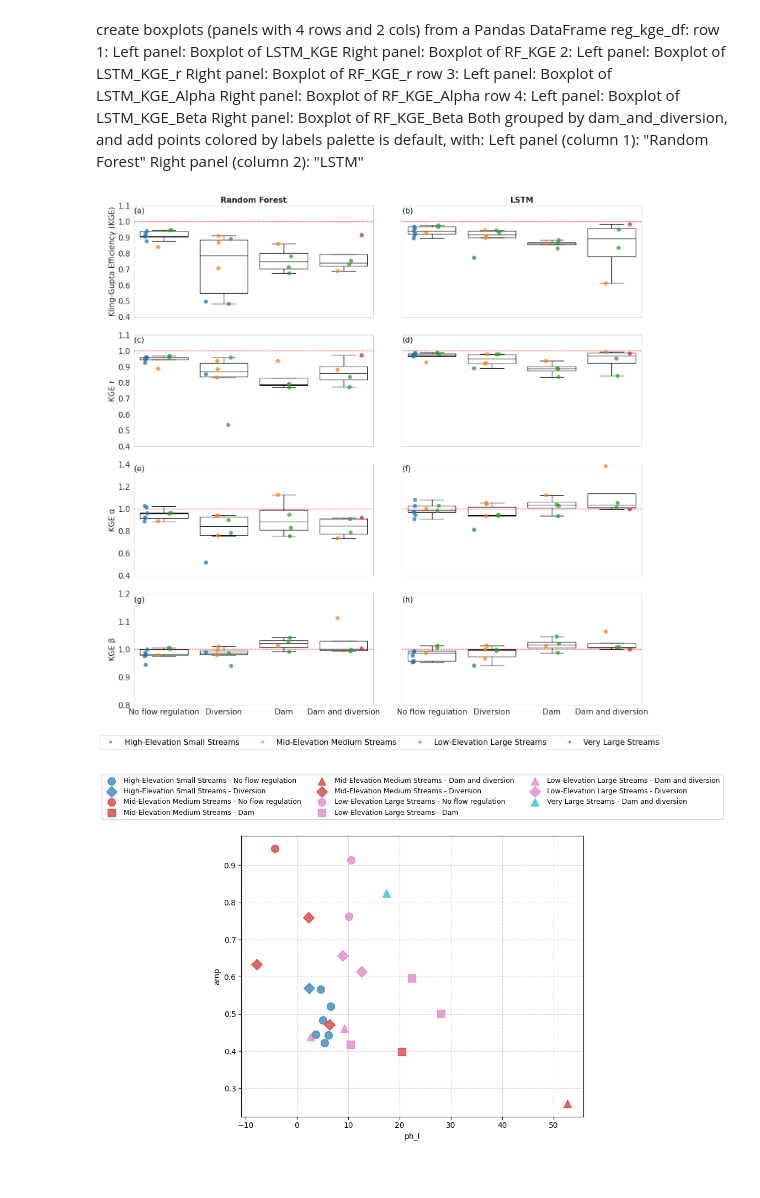
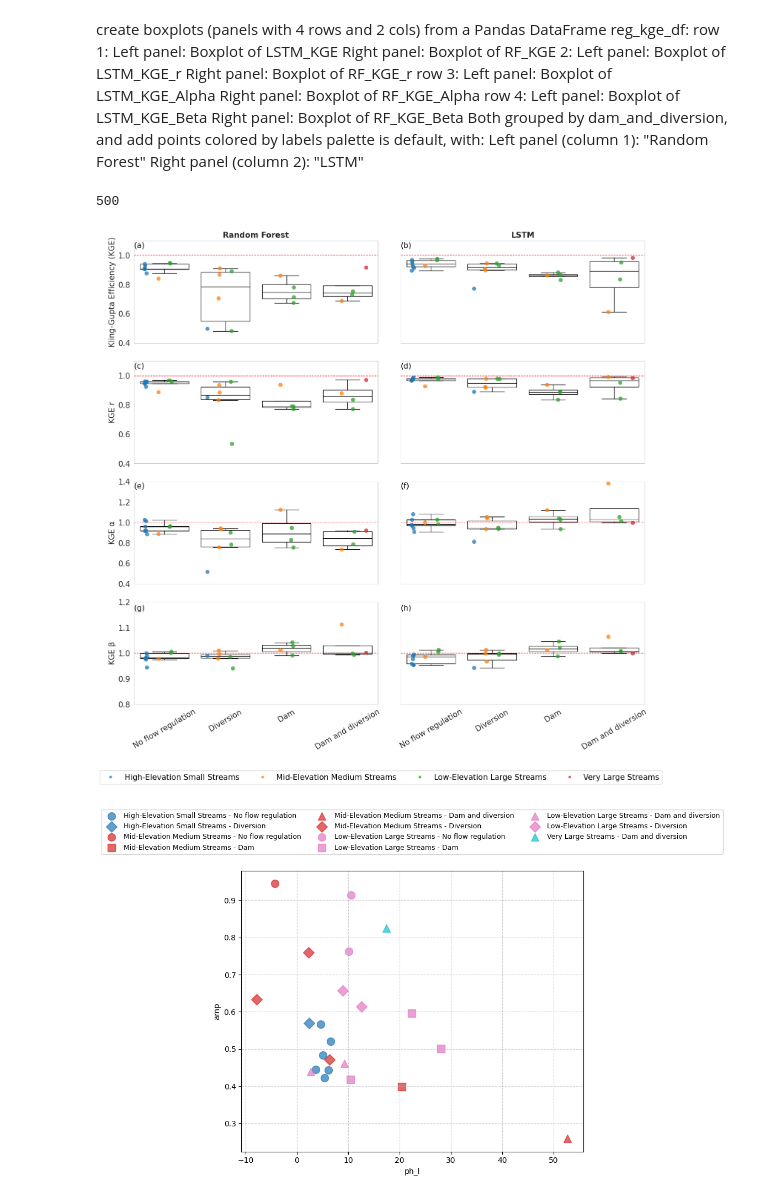
Before and after one commit to th2018/stream_thermal_2025_ms, a Jupyter notebook: LSTM_DOY/LSTM_RF_KGE_DOY_grid_search.ipynb, the cells around one changed output. Drawn from its saved outputs; the diff is of its cells as text; code cells hidden in the pictures.

```diff
--- a/LSTM_DOY/LSTM_RF_KGE_DOY_grid_search.ipynb
+++ b/LSTM_DOY/LSTM_RF_KGE_DOY_grid_search.ipynb
@@ -1525,7 +1528,9 @@ create boxplots (panels with 4 rows and 2 cols) from a Pandas DataFrame reg_kge_
 Left panel (column 1): "Random Forest"
 Right panel (column 2): "LSTM"
 # %%
-rotation = 0
+png = "Figure_10.png"
+
+rotation =  30
 fontsize = 15
 # Create a list of letters for the subplots
 letters = [chr(ord('a') + i) for i in range(len(axes.flatten()))]
@@ -1564,7 +1569,7 @@ for i, (col1, col2) in enumerate(cols_to_plot):
     ax_left.set_xlabel(' ')
     ax_left.set_ylabel( ylab[i], fontsize = fontsize)
     ax_left.tick_params(axis='x', rotation= rotation , labelsize = fontsize)
-    ax_left.tick_params(axis='y', rotation= rotation , labelsize = fontsize)
+    ax_left.tick_params(axis='y', rotation=  0 , labelsize = fontsize)
    # ax_left.legend(title='Labels')
     #ax_left.set_ylim(ylim_min, ylim_max)
     # Set the title for the left panel using the letters list
@@ -1648,36 +1653,41 @@ axes[3, 0].set_ylim( y3_min, y3_max )
 axes[3, 1].set_ylim( y3_min, y3_max )
 axes[3,1].set_yticks([])
 axes[3, 0].text( -0.5, y3_max-0.01, '(g)'
                   , fontsize= fontsize
 , va='top'
     )
 axes[3, 1].text( -0.5, y3_max-0.01, '(h)'
                   , fontsize= fontsize
 , va='top'
     )
 
 # Set big column titles
 axes[0, 0].set_title("Random Forest", fontsize= fontsize , fontweight='bold')
 axes[0, 1].set_title("LSTM", fontsize= fontsize, fontweight='bold')
 
 # Add a single legend to the bottom
 #handles, labels = axes[0, 0].get_legend_handles_labels()
 handles, labels = ax1.get_legend_handles_labels()
 #print(handles, labels )
 fig.legend(
     handles, labels,
    # [<matplotlib.lines.Line2D object at 0x7a5c97244d50>, <matplotlib.lines.Line2D object at 0x7a5c96f87350>, <matplotlib.lines.Line2D object at 0x7a5c970c0a90>, <matplotlib.lines.Line2D object at 0x7a5c9c966290>], ['High-Elevation Small Streams', 'Mid-Elevation Medium Streams', 'Low-Elevation Large Streams', 'Very Large Streams'],
     loc='lower center', ncol=4, bbox_to_anchor=(0.5, -0.01), fontsize = fontsize)
 
+plt.tight_layout(rect=[0, 0.03, 1, 1])  # leave space for the legend
 
-plt.tight_layout(rect=[0, 0.03, 1, 1])  # leave space for the legend
-plt.show()
+
+
+print(dpi)
+plt.savefig( png , dpi= dpi )
 
 # Adjust layout to prevent titles and labels from overlapping
 #plt.tight_layout()
 #plt.suptitle('Multi-panel Boxplots of KGE Metrics', y=1.02, fontsize=16)
+plt.show()
 # %% [output]
+500
-[figure, old version]
+[figure, new version]
 # %%
 
 
```
Also changed, not shown: parts of 11 cells of this notebook.
